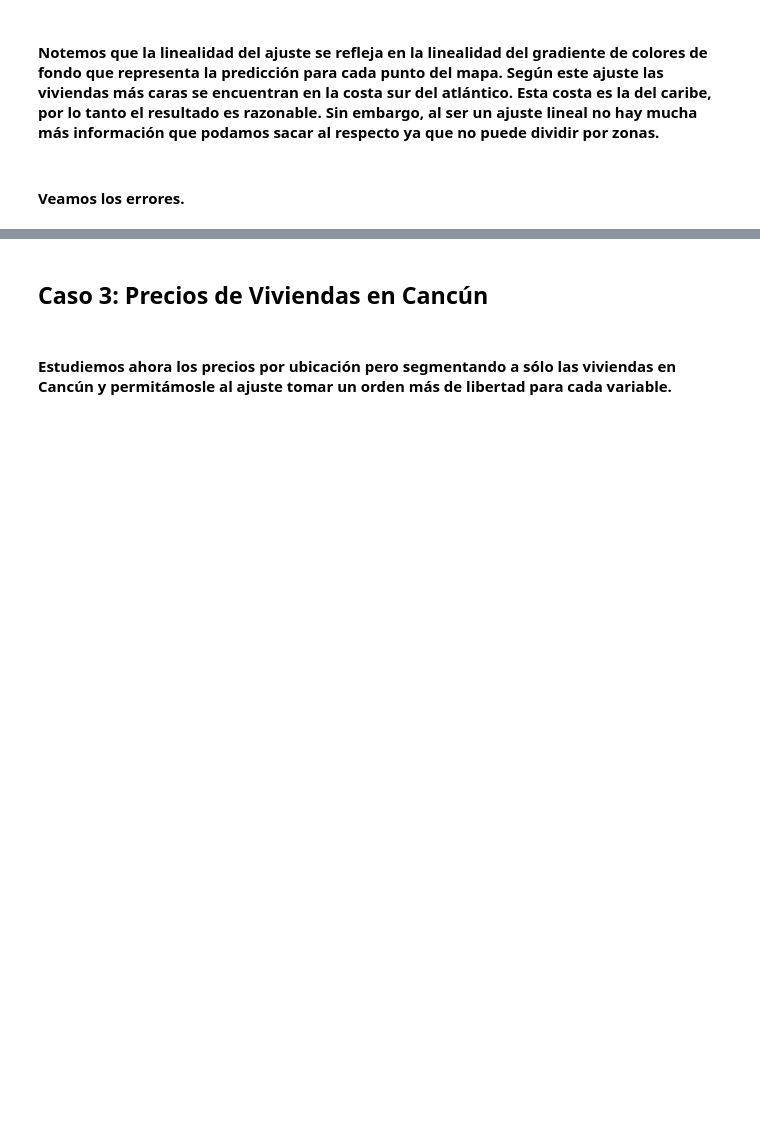
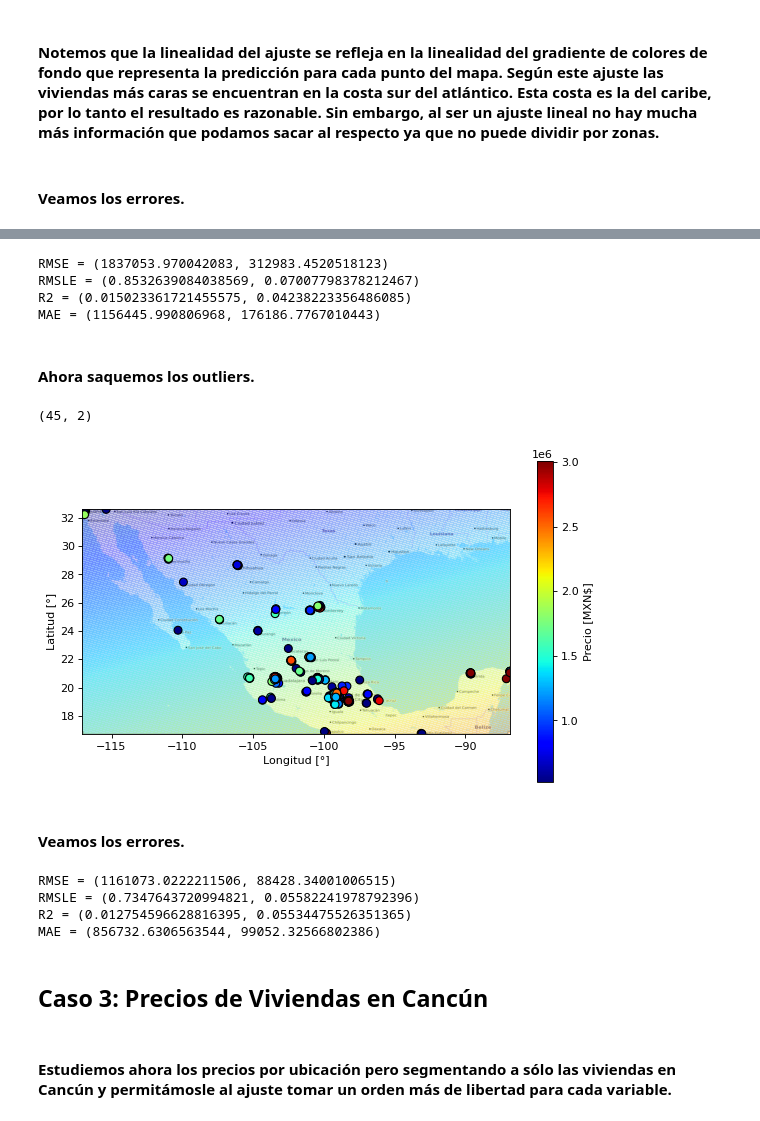
Before and after one commit to fyulita/metodos-tp3, a Jupyter notebook: notebooks/Notebook.ipynb, the cells around one changed output, grey strips where cells are left out. Saved outputs shown, nothing was run; the diff lists cells and outputs as text; code cells hidden in the pictures; blank space fills up the shorter version.

```diff
--- a/notebooks/Notebook.ipynb
+++ b/notebooks/Notebook.ipynb
@@ -448,3 +426,72 @@ print("RMSLE-> Promedio: ", np.mean(RMSLE_array), "Varianza: " , np.sqrt(np.var(
+# %%
+K = 10
+
+kfold = KFoldCrossValidation(K, x_data, y_data)
+rmse, rmsle, r2, mae = kfold["rmse"], kfold["rmsle"], kfold["r2"], kfold["mae"]
+
+print(f"RMSE = {(np.mean(rmse), np.std(rmse))}")
+print(f"RMSLE = {(np.mean(rmsle), np.std(rmsle))}")
+print(f"R2 = {(np.mean(r2), np.std(r2))}")
+print(f"MAE = {(np.mean(mae), np.std(mae))}")
+# %% [output]
+RMSE = (1837053.970042083, 312983.4520518123)
+RMSLE = (0.8532639084038569, 0.07007798378212467)
+R2 = (0.015023361721455575, 0.04238223356486085)
+MAE = (1156445.990806968, 176186.7767010443)
+# %% [markdown]
+#### Ahora saquemos los outliers.
+# %%
+linearfit = metnum.LinearRegression()
+linearfit.fit(x_data, y_data)
+y_pred = linearfit.predict(x_data)
+
+y_pred = y_pred.reshape(y_pred.shape[0])
+
+rmOut = removeOutliers(x_data, y_data, y_pred, 1)
+x_new, y_new = rmOut["x"], rmOut["y"]
+print(rmOut["outliers"].shape)
+# %% [output]
+(45, 2)
+# %%
+linearfit = metnum.LinearRegression()
+linearfit.fit(x_new, y_new)
+
+y_graph_new = []
+for i in range(LNG_graph.shape[0]):
+    lng_lat_row = np.column_stack([LNG_graph[i], LAT_graph[i]])
+    y_row = linearfit.predict(lng_lat_row)
+    y_row = y_row.reshape(y_row.shape[0])
+    y_graph_new.append(y_row)
+y_graph_new = np.asarray(y_graph_new)
+# %%
+plt.figure("Precio viviendas ubicacion sin outliers", figsize=(690 / 80, 425 / 80), dpi=80)
+plt.imshow(mexico, extent=BBox, aspect='equal', alpha=1)
+plt.contourf(LNG_graph, LAT_graph, y_graph_new, 200, alpha=0.2, norm=norm, cmap="jet")
+plt.scatter(x_new[:, 0], x_new[:, 1], c=y_new, s=50, norm=norm, cmap="jet", edgecolor="k")
+plt.colorbar().set_label("Precio [MXN$]")
+plt.xlabel("Longitud [°]")
+plt.ylabel("Latitud [°]")
+plt.savefig("Imagenes/Precio-de-Viviendas-por-Ubicacion-sin-outliers.png")
+plt.show()
+# %% [output]
+[figure, added]
+# %% [markdown]
+#### Veamos los errores.
+# %%
+K = 10
+
+kfold = KFoldCrossValidation(K, x_new, y_new)
+rmse, rmsle, r2, mae = kfold["rmse"], kfold["rmsle"], kfold["r2"], kfold["mae"]
+
+print(f"RMSE = {(np.mean(rmse), np.std(rmse))}")
+print(f"RMSLE = {(np.mean(rmsle), np.std(rmsle))}")
+print(f"R2 = {(np.mean(r2), np.std(r2))}")
+print(f"MAE = {(np.mean(mae), np.std(mae))}")
+# %% [output]
+RMSE = (1161073.0222211506, 88428.34001006515)
+RMSLE = (0.7347643720994821, 0.05582241978792396)
+R2 = (0.012754596628816395, 0.05534475526351365)
+MAE = (856732.6306563544, 99052.32566802386)
 # %% [markdown]
 ## Caso 3: Precios de Viviendas en Cancún
 # %% [markdown]
```
Also changed, not shown: parts of 16 cells of this notebook, 2 other files.
